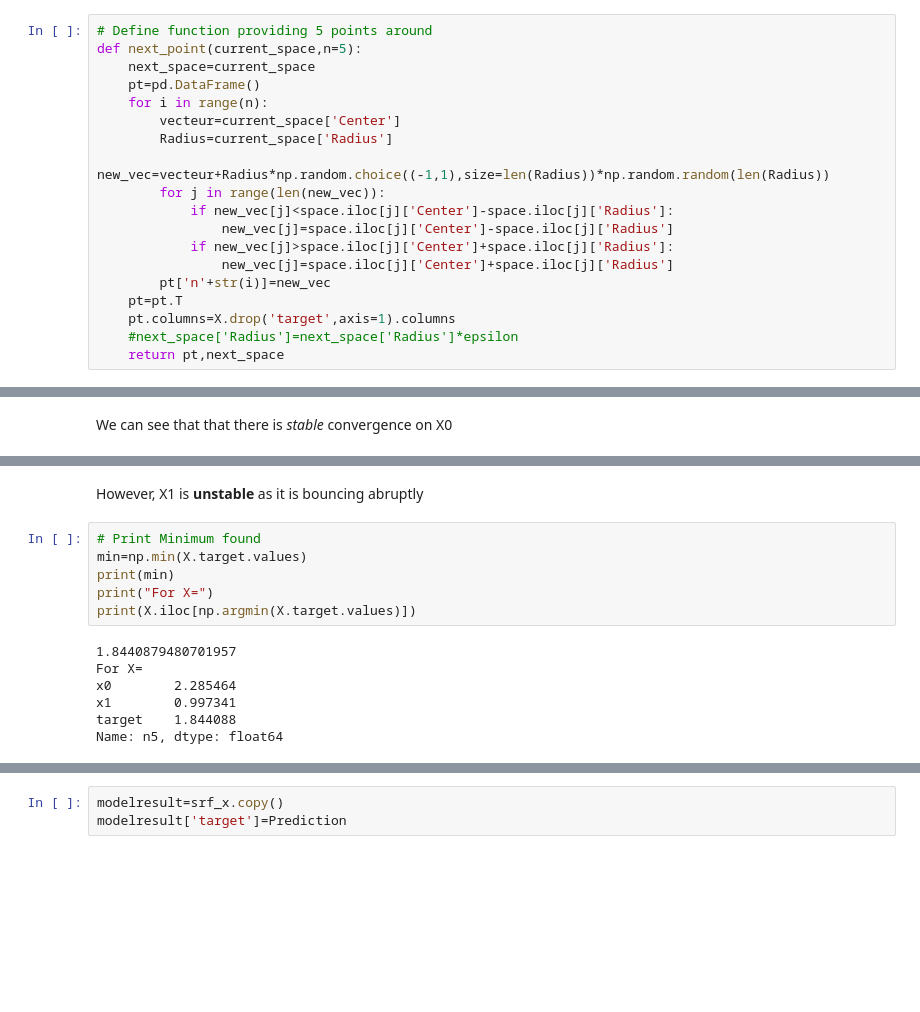
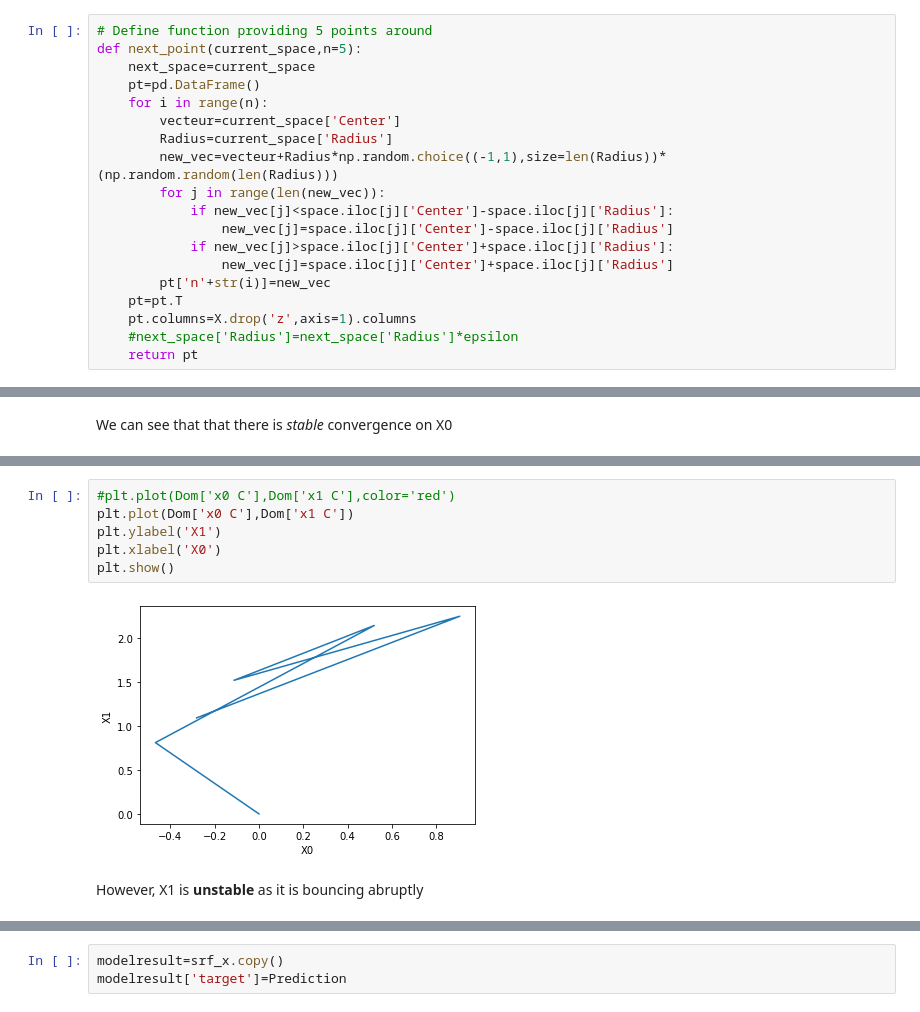
Before and after one commit to Smartsie/Optimizer, a Jupyter notebook: Optimizer.ipynb, the cells around one changed output, grey strips where cells are left out. Drawn from its saved outputs; the diff is of its cells as text; blank space fills up the shorter version.

```diff
--- a/Optimizer.ipynb
+++ b/Optimizer.ipynb
@@ -82,7 +120,7 @@ def next_point(current_space,n=5):
     for i in range(n):
         vecteur=current_space['Center']
         Radius=current_space['Radius']
-        new_vec=vecteur+Radius*np.random.choice((-1,1),size=len(Radius))*np.random.random(len(Radius))
+        new_vec=vecteur+Radius*np.random.choice((-1,1),size=len(Radius))*(np.random.random(len(Radius)))
         for j in range(len(new_vec)):
             if new_vec[j]<space.iloc[j]['Center']-space.iloc[j]['Radius']:
                 new_vec[j]=space.iloc[j]['Center']-space.iloc[j]['Radius']
@@ -90,9 +128,9 @@ def next_point(current_space,n=5):
                 new_vec[j]=space.iloc[j]['Center']+space.iloc[j]['Radius']
         pt['n'+str(i)]=new_vec
     pt=pt.T
-    pt.columns=X.drop('target',axis=1).columns
+    pt.columns=X.drop('z',axis=1).columns
     #next_space['Radius']=next_space['Radius']*epsilon
-    return pt,next_space
+    return pt
 # %%
 # This function adds the points to the matrix
 # The matrix is a dataframe
@@ -244,15 +317,10 @@ plt.show()
+# %%
+#plt.plot(Dom['x0 C'],Dom['x1 C'],color='red')
+plt.plot(Dom['x0 C'],Dom['x1 C'])
+plt.ylabel('X1')
+plt.xlabel('X0')
+plt.show()
+# %% [output]
+[figure, added]
 # %% [markdown]
 However, X1 is **unstable** as it is bouncing abruptly
-# %%
-# Print Minimum found
-min=np.min(X.target.values)
-print(min)
-print("For X=")
-print(X.iloc[np.argmin(X.target.values)])
-# %% [output]
-1.8440879480701957
-For X=
-x0        2.285464
-x1        0.997341
-target    1.844088
-Name: n5, dtype: float64
```
Also changed, not shown: parts of 27 cells of this notebook.
